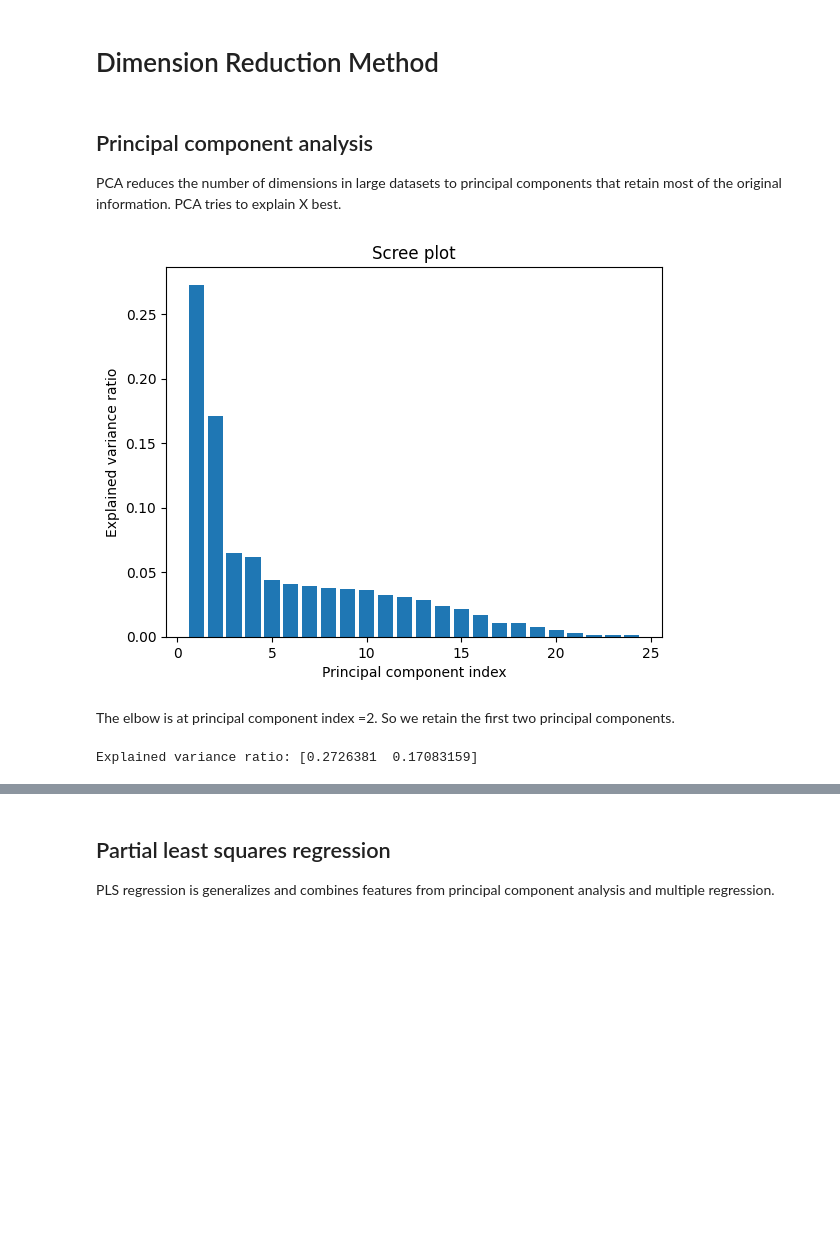
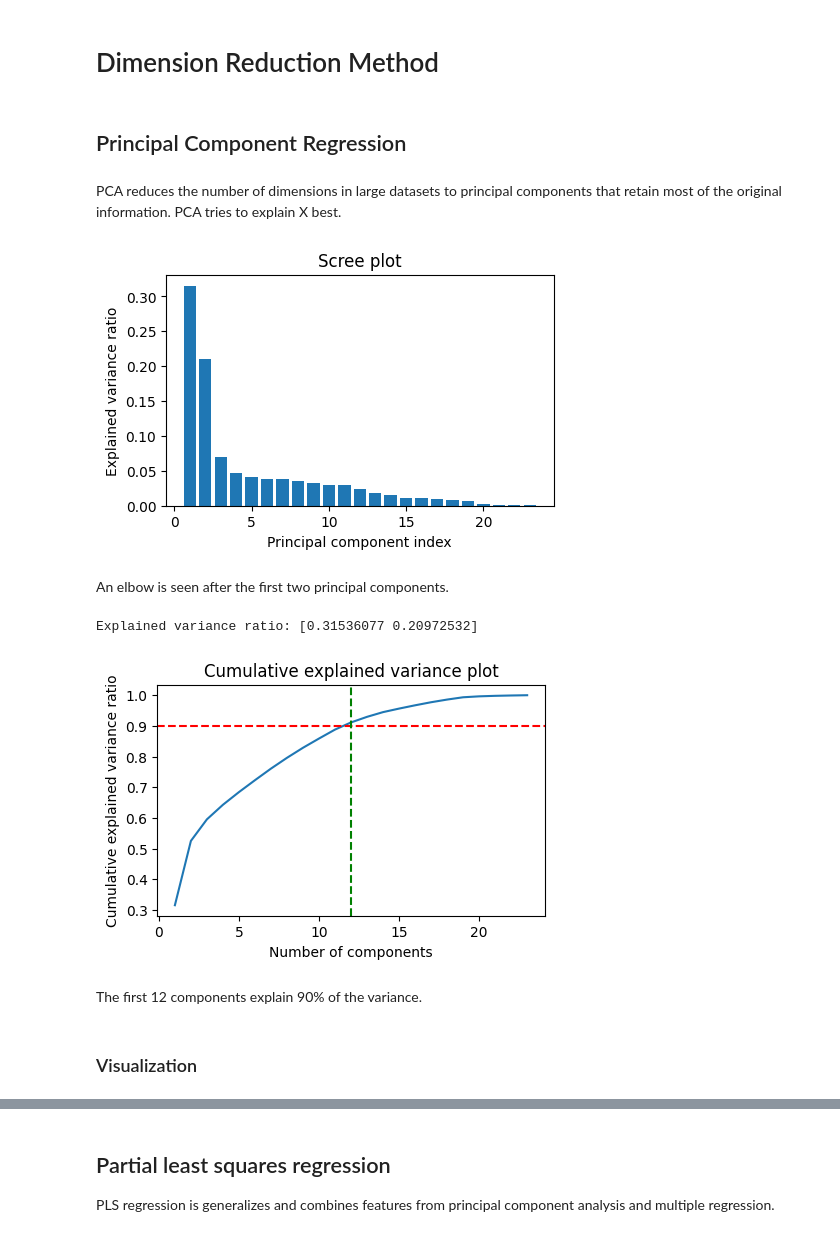
Before and after one commit to oneybb/EC4308_Credit_Default, a Jupyter notebook: PCA.ipynb, the cells around one changed output, grey strips where cells are left out. Drawn from its saved outputs; the diff is of its cells as text; code cells hidden in the pictures; blank space fills up the shorter version.

```diff
--- a/PCA.ipynb
+++ b/PCA.ipynb
@@ -9,4 +16,12 @@ from sklearn.metrics import roc_auc_score, classification_report, confusion_matr
+# %%
+# import data
+X_train = pd.read_csv('data/X_train.csv')
+X_val = pd.read_csv('data/X_val.csv')
+X_test = pd.read_csv('data/X_test.csv')
+y_train = pd.read_csv('data/y_train.csv')
+y_val = pd.read_csv('data/y_val.csv')
+y_test = pd.read_csv('data/y_test.csv')
+# %% [markdown]
+## Principal Component Regression
 # %% [markdown]
-## Principal component analysis
-
 PCA reduces the number of dimensions in large datasets to principal components that retain most of the original information. PCA tries to explain X best.
@@ -15,21 +28,39 @@ from sklearn.decomposition import PCA
 # %%
 # Apply PCA
 pca = PCA()
-X_pca = pca.fit_transform(X_scaled)
+X_train_pca = pca.fit_transform(X_train)
+X_val_pca = pca.transform(X_val)
 # %%
 # Scree plot
+plt.figure(figsize=(5, 3))
 plt.bar(range(1, len(pca.explained_variance_ratio_)+1), pca.explained_variance_ratio_)
 plt.xlabel('Principal component index')
 plt.ylabel('Explained variance ratio')
 plt.title('Scree plot')
 plt.show()
 # %% [output]
-[figure, old version]
+[figure, new version]
 # %% [markdown]
-The elbow is at principal component index =2. So we retain the first two principal components.
+An elbow is seen after the first two principal components.
 # %%
 # Explained variance ratio
 print("Explained variance ratio:", pca.explained_variance_ratio_[:2])
 # %% [output]
-Explained variance ratio: [0.2726381  0.17083159]
+Explained variance ratio: [0.31536077 0.20972532]
+# %%
+# plot cumulative explained variance
+plt.figure(figsize=(5, 3))
+plt.plot(range(1, len(pca.explained_variance_ratio_)+1), pca.explained_variance_ratio_.cumsum())
+plt.xlabel('Number of components')
+plt.ylabel('Cumulative explained variance ratio')
+plt.title('Cumulative explained variance plot')
+plt.axhline(y=0.9, color='r', linestyle='--')
+plt.axvline(x=12, color='g', linestyle='--')
+plt.show()
+# %% [output]
+[figure, added]
+# %% [markdown]
+The first 12 components explain 90% of the variance.
+# %% [markdown]
+### Visualization
 # %%
```
Also changed, not shown: parts of 19 cells of this notebook.
